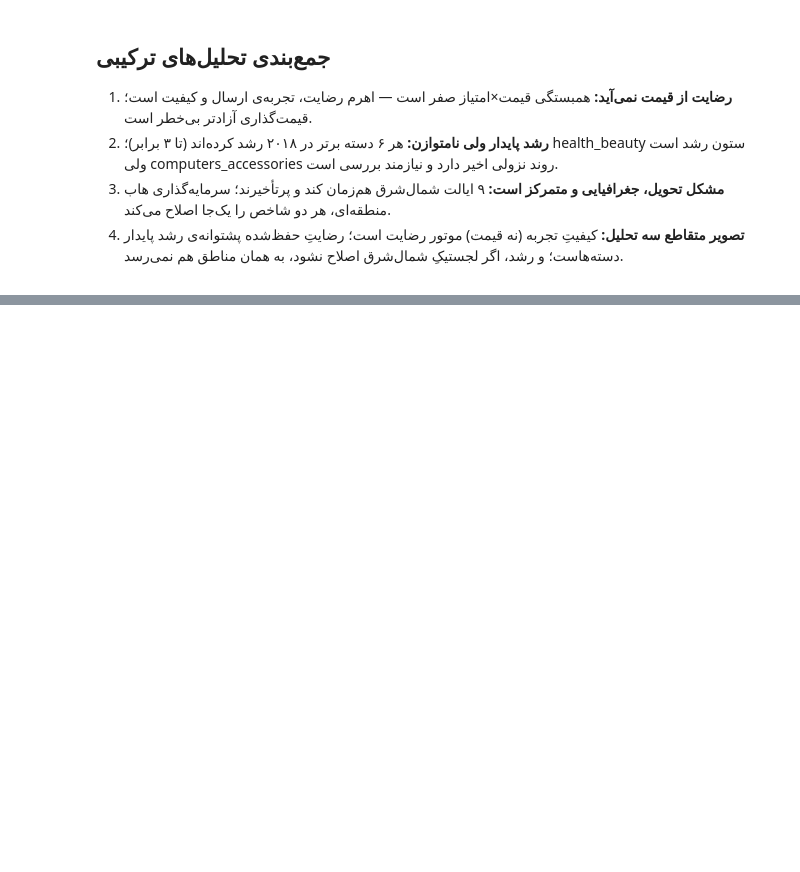
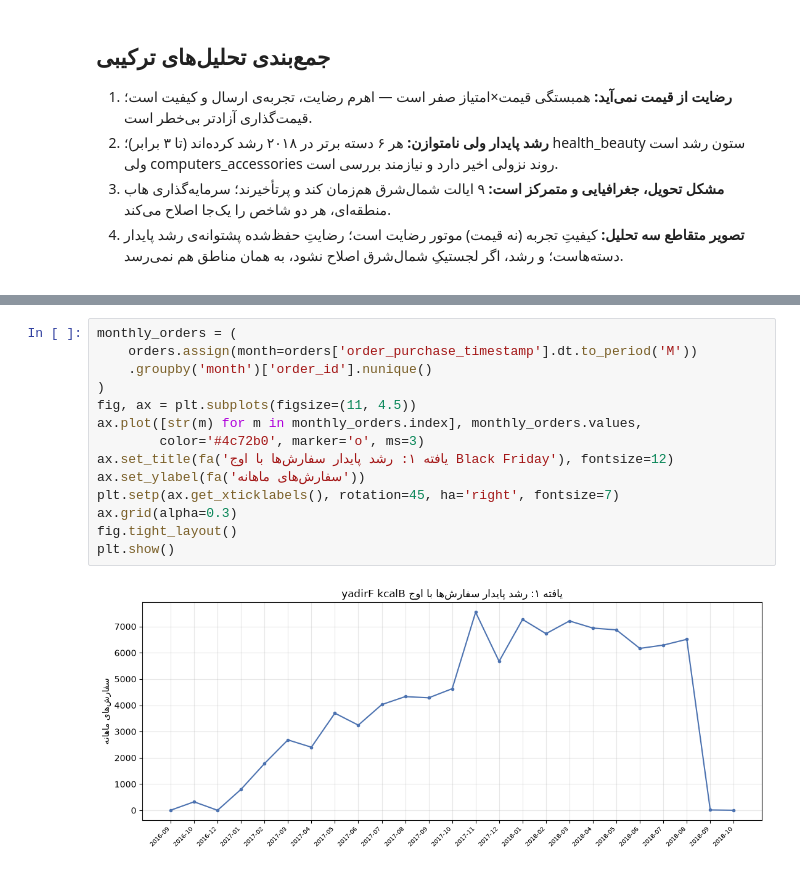
Before and after one commit to arashalidadi/olist-pro, a Jupyter notebook: olist_analysis.ipynb, the cells around one changed output, grey strips where cells are left out. Drawn from its saved outputs; the diff is of its cells as text; blank space fills up the shorter version.

```diff
--- a/olist_analysis.ipynb
+++ b/olist_analysis.ipynb
@@ -3614,0 +3690,16 @@ PE                1593          18.0       9.6            slow   high_late
+# %%
+monthly_orders = (
+    orders.assign(month=orders['order_purchase_timestamp'].dt.to_period('M'))
+    .groupby('month')['order_id'].nunique()
+)
+fig, ax = plt.subplots(figsize=(11, 4.5))
+ax.plot([str(m) for m in monthly_orders.index], monthly_orders.values,
+        color='#4c72b0', marker='o', ms=3)
+ax.set_title(fa('یافته ۱: رشد پایدار سفارش‌ها با اوج Black Friday'), fontsize=12)
+ax.set_ylabel(fa('سفارش‌های ماهانه'))
+plt.setp(ax.get_xticklabels(), rotation=45, ha='right', fontsize=7)
+ax.grid(alpha=0.3)
+fig.tight_layout()
+plt.show()
+# %% [output]
+[figure, added]
```
Also changed, not shown: parts of 14 cells of this notebook, 1 other file.
